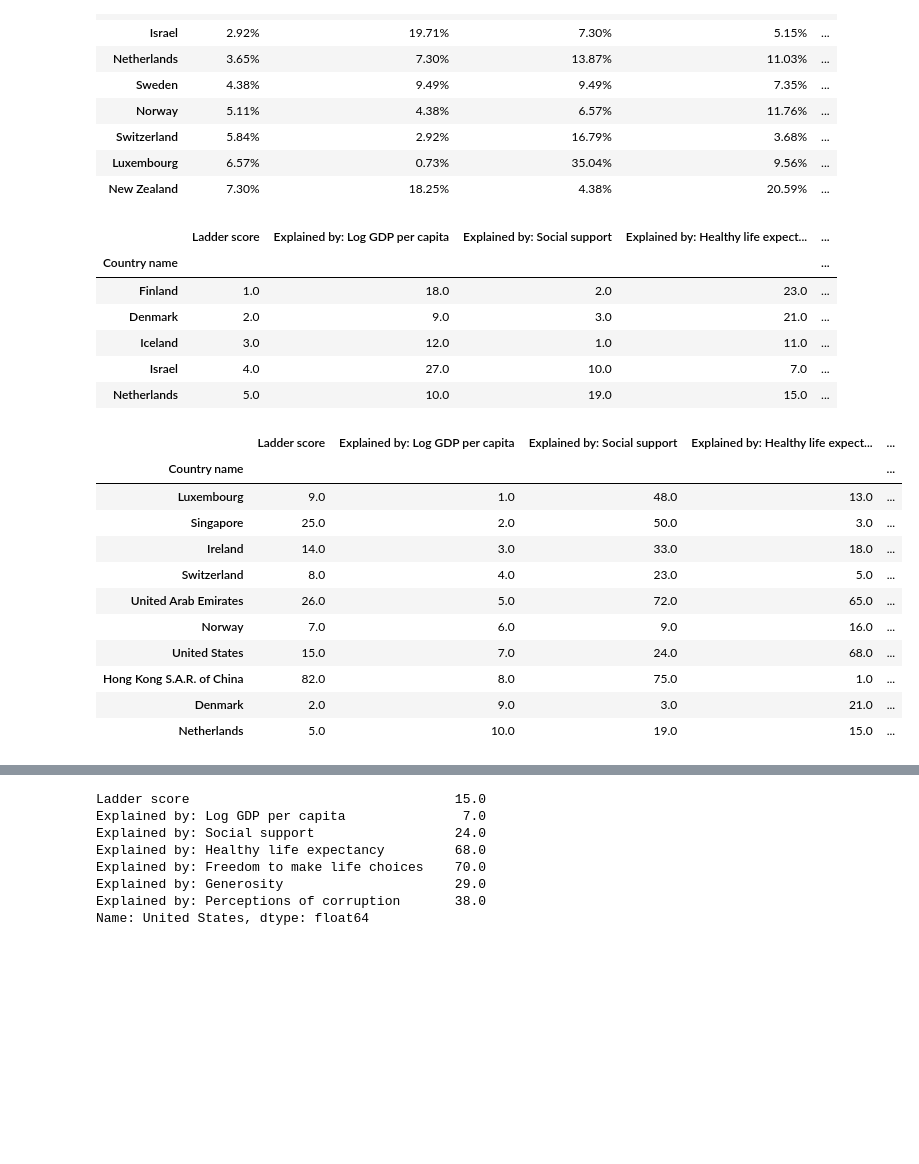
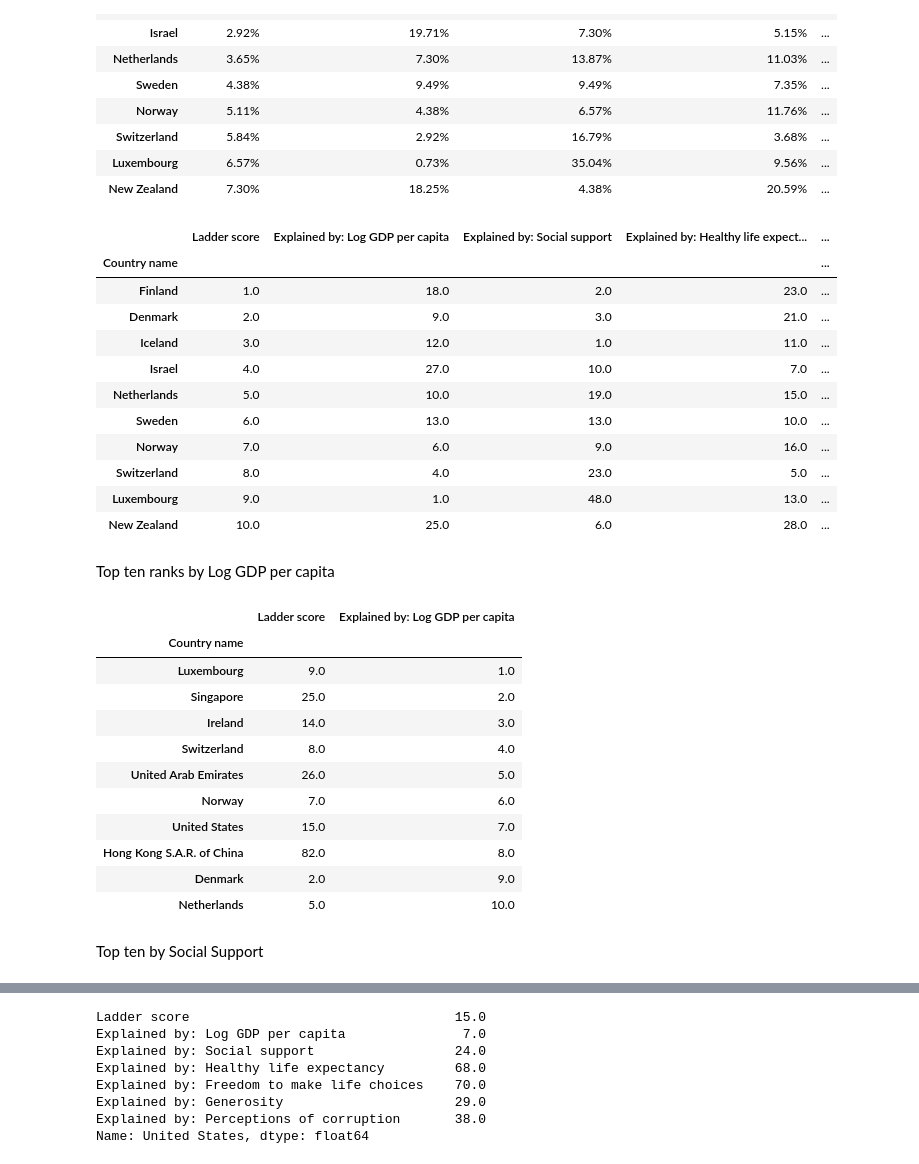
Before and after one commit to jgoldy87/World-Happiness-Report, a Jupyter notebook: WHR_Code.ipynb, the cells around one changed output, grey strips where cells are left out. Saved outputs shown, nothing was run; the diff lists cells and outputs as text; code cells hidden in the pictures; blank space fills up the shorter version.

```diff
--- a/WHR_Code.ipynb
+++ b/WHR_Code.ipynb
@@ -254,7 +233,7 @@ formatted_2023_df.head(10)
 | New Zealand | 7.30% | 18.25% | 4.38% | 20.59% | ... |
 # %%
 ranks_2023_df = _2023_base_rank.rank(ascending=False)
-ranks_2023_df.head()
+ranks_2023_df.head(10)
 # %% [output]
 |  | Ladder score | Explained by: Log GDP per capita | Explained by: Social support | Explained by: Healthy life expect... | ... |
 | Country name |  |  |  |  | ... |
@@ -263,21 +242,33 @@ ranks_2023_df.head()
 | Iceland | 3.0 | 12.0 | 1.0 | 11.0 | ... |
 | Israel | 4.0 | 27.0 | 10.0 | 7.0 | ... |
 | Netherlands | 5.0 | 10.0 | 19.0 | 15.0 | ... |
+| Sweden | 6.0 | 13.0 | 13.0 | 10.0 | ... |
+| Norway | 7.0 | 6.0 | 9.0 | 16.0 | ... |
+| Switzerland | 8.0 | 4.0 | 23.0 | 5.0 | ... |
+| Luxembourg | 9.0 | 1.0 | 48.0 | 13.0 | ... |
+| New Zealand | 10.0 | 25.0 | 6.0 | 28.0 | ... |
+# %% [markdown]
+Top ten ranks by Log GDP per capita
 # %%
 #Top ten by Log GDP per capita
-ranks_2023_df.sort_values(by='Explained by: Log GDP per capita').head(10)
+gdp_rank = ranks_2023_df.sort_values(by='Explained by: Log GDP per capita').head(10)
+columns_to_drop1 = ['Explained by: Social support', 'Explained by: Healthy life expectancy', 'Explained by: Freedom to make life choices', 'Explained by: Generosity', 'Explained by: Perceptions of corruption']
+gdp_rank.drop(columns_to_drop1, axis=1, inplace=True)
+gdp_rank
 # %% [output]
-|  | Ladder score | Explained by: Log GDP per capita | Explained by: Social support | Explained by: Healthy life expect... | ... |
-| Country name |  |  |  |  | ... |
-| Luxembourg | 9.0 | 1.0 | 48.0 | 13.0 | ... |
-| Singapore | 25.0 | 2.0 | 50.0 | 3.0 | ... |
-| Ireland | 14.0 | 3.0 | 33.0 | 18.0 | ... |
-| Switzerland | 8.0 | 4.0 | 23.0 | 5.0 | ... |
-| United Arab Emirates | 26.0 | 5.0 | 72.0 | 65.0 | ... |
-| Norway | 7.0 | 6.0 | 9.0 | 16.0 | ... |
-| United States | 15.0 | 7.0 | 24.0 | 68.0 | ... |
-| Hong Kong S.A.R. of China | 82.0 | 8.0 | 75.0 | 1.0 | ... |
-| Denmark | 2.0 | 9.0 | 3.0 | 21.0 | ... |
-| Netherlands | 5.0 | 10.0 | 19.0 | 15.0 | ... |
+|  | Ladder score | Explained by: Log GDP per capita |
+| Country name |  |  |
+| Luxembourg | 9.0 | 1.0 |
+| Singapore | 25.0 | 2.0 |
+| Ireland | 14.0 | 3.0 |
+| Switzerland | 8.0 | 4.0 |
+| United Arab Emirates | 26.0 | 5.0 |
+| Norway | 7.0 | 6.0 |
+| United States | 15.0 | 7.0 |
+| Hong Kong S.A.R. of China | 82.0 | 8.0 |
+| Denmark | 2.0 | 9.0 |
+| Netherlands | 5.0 | 10.0 |
+# %% [markdown]
+Top ten by Social Support
 # %%
 #Top ten by Social Support
```
Also changed, not shown: parts of 20 cells of this notebook.
